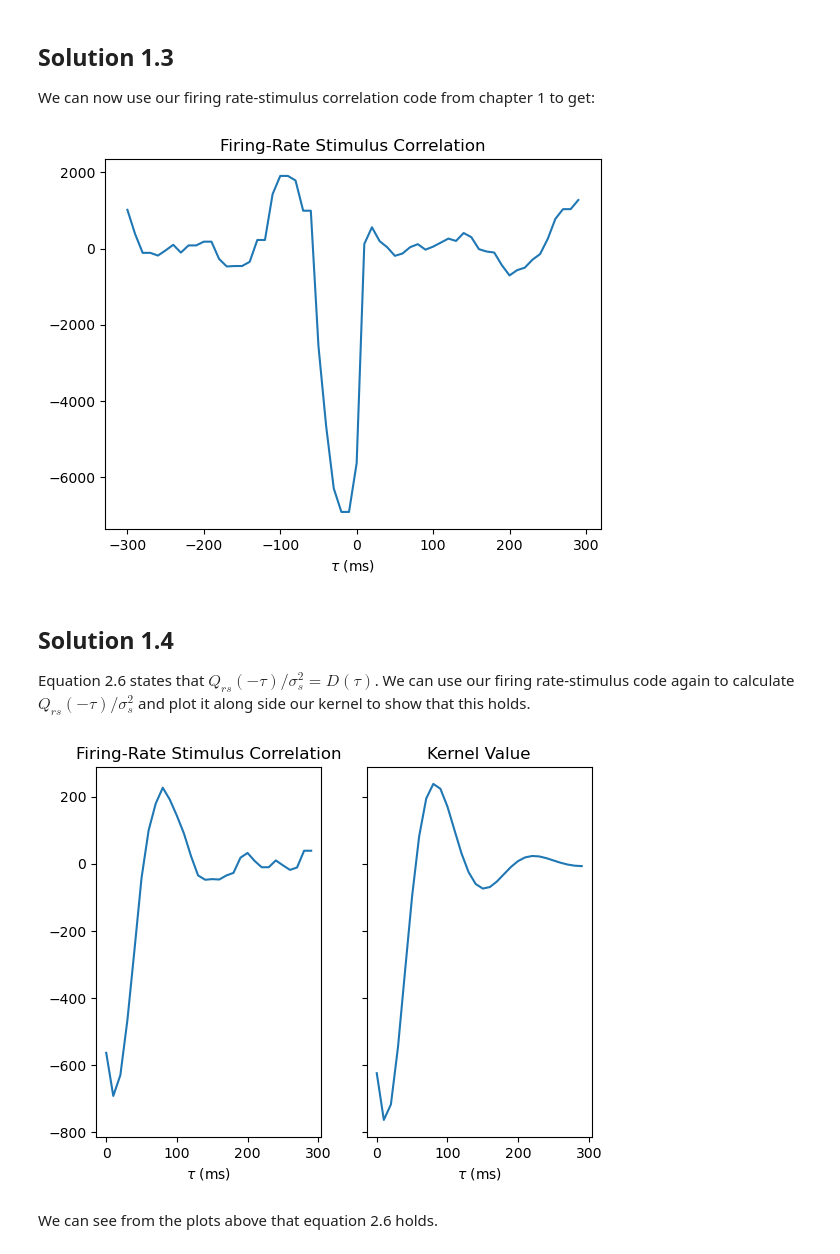
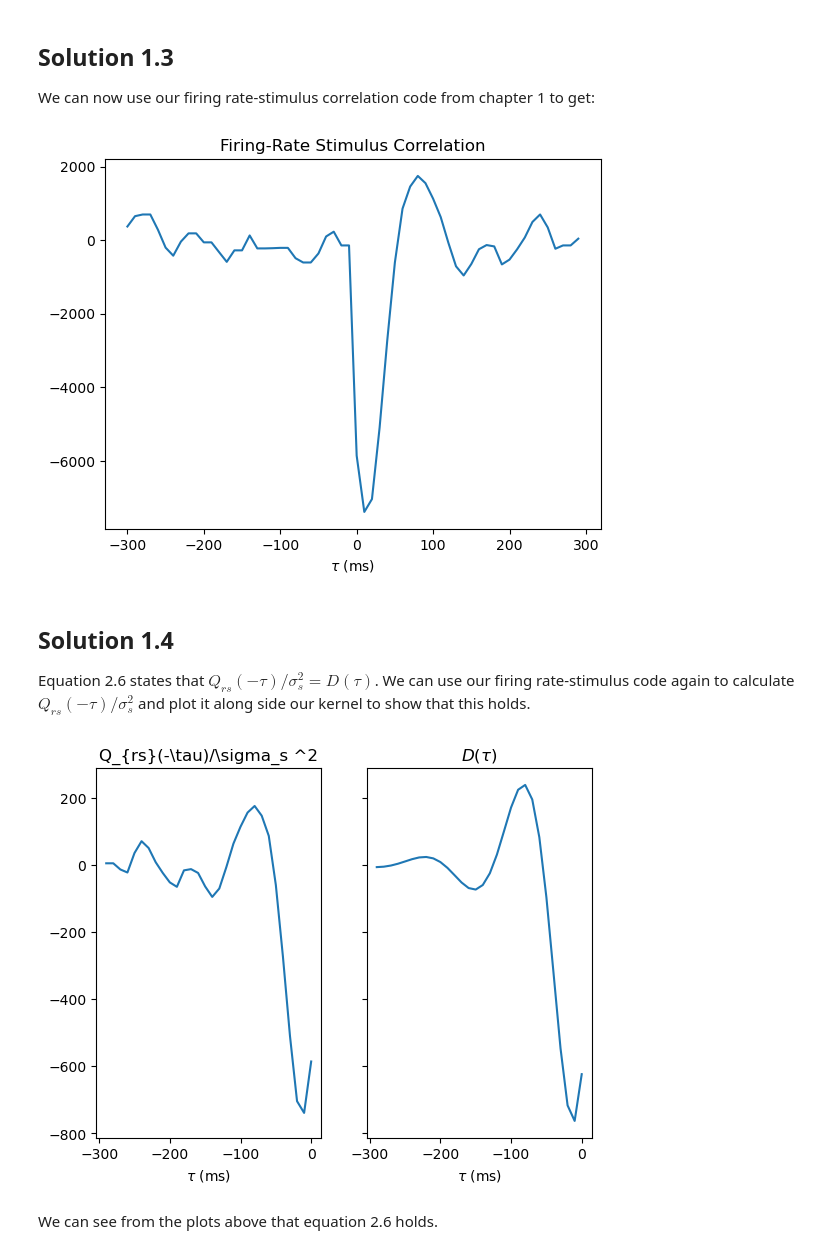
Before and after one commit to JKilgallen/theoretical_neuroscience, a Jupyter notebook: exercises/c2.ipynb, the cells around one changed output. Cells and saved outputs as stored; diff of their text form; code cells hidden in the pictures.

```diff
--- a/exercises/c2.ipynb
+++ b/exercises/c2.ipynb
@@ -64,9 +64,9 @@ plt.ylabel("Stimulus Value");
 ## Solution 2.2
 To compute the firing rate we must use equation 2.1 which gives $$r_{\text{est}} = r_0 + \int_0^\infty D(\tau)s(t-\tau) d\tau.$$ To implement this We must first generate the kernel given.
 # %%
-time = np.array([i*dt for i in range(int(10/dt))])
+time = np.array([-i*dt for i in range(int(10/dt))])
 # Multiply the kernel values by 1000 to convert from Hz/ms.
-D = 1000*np.array([-np.cos(2*np.pi*(t - 0.02)/0.14)*np.exp(-t/0.06) for t in time])
+D = 1000*np.array([-np.cos(2*np.pi*(-t - 0.02)/0.14)*np.exp(t/0.06) for t in time])
 plt.plot(time[:int(1/dt)], D[:int(1/dt)])
 plt.title("Kernel Value vs Time")
 plt.xlabel("Time (s)")
@@ -140,7 +139,7 @@ def get_firing_rate_stimulus_correlation(s, r, T, dt, tau):
         The correlation of the firing rate and stimulus sequence given a lag of tau.
     """
 
-    s_tau = np.roll(s, int(tau/dt))
+    s_tau = np.roll(s, -int(tau/dt))
 
     q = (1/T)*np.sum(r*s_tau*dt)
 
@@ -152,26 +151,26 @@ plt.plot(taus*1000, qrs)
 plt.title("Firing-Rate Stimulus Correlation")
 plt.xlabel(r'$\tau$ (ms)');
 # %% [output]
-[figure, old version]
+[figure, new version]
 # %% [markdown]
 ## Solution 1.4
 Equation 2.6 states that $Q_{rs}(-\tau)/\sigma_s ^2 = D(\tau)$. We can use our firing rate-stimulus code again to calculate  $Q_{rs}(-\tau)/\sigma_s ^2$ and plot it along side our kernel to show that this holds.
 # %%
 fig, axs = plt.subplots(1, 2, sharex=True, sharey=True)
 
-taus = np.array([i*dt for i in range(int(0.3/dt))])
+taus = np.array([-i*dt for i in range(int(0.3/dt))])
 qrs = np.array([get_firing_rate_stimulus_correlation(stim, r_est, 10, dt, -tau) for tau in taus])
 qrs /= 10
 axs[0].plot(taus*1000, qrs)
-axs[0].set_title("Firing-Rate Stimulus Correlation")
+axs[0].set_title(r'Q_{rs}(-\tau)/\sigma_s ^2')
 axs[0].set_xlabel(r'$\tau$ (ms)')
 
-D = np.array([1000*-np.cos(2*np.pi*(t - 0.02)/0.14)*np.exp(-t/0.06) for t in taus])
+D = np.array([1000*-np.cos(2*np.pi*(-t - 0.02)/0.14)*np.exp(t/0.06) for t in taus])
 axs[1].plot(taus*1000, D)
-axs[1].set_title("Kernel Value")
+axs[1].set_title(r'$D(\tau)$')
 axs[1].set_xlabel(r'$\tau$ (ms)');
 # %% [output]
-[figure, old version]
+[figure, new version]
 # %% [markdown]
 We can see from the plots above that equation 2.6 holds.
 # %% [markdown]
```
Also changed, not shown: parts of 24 cells of this notebook.
